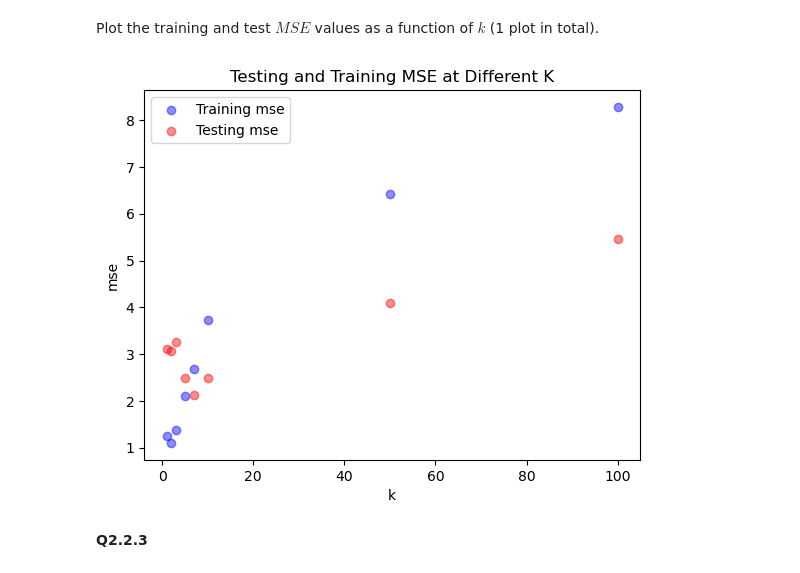
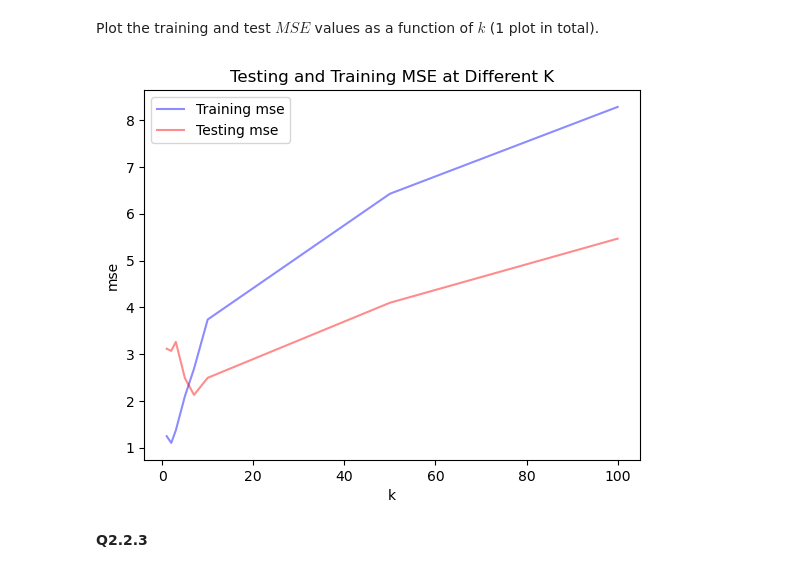
Before and after one commit to julienberman/CS-109a, a Jupyter notebook: psets/cs1090a_hw2/cs1090a_hw2.ipynb, the cells around one changed output. Saved outputs shown, nothing was run; the diff lists cells and outputs as text; code cells hidden in the pictures.

```diff
--- a/psets/cs1090a_hw2/cs1090a_hw2.ipynb
+++ b/psets/cs1090a_hw2/cs1090a_hw2.ipynb
@@ -191,7 +212,7 @@ Split the dataset into a train and test set with 75% training data and 25% testi
 random_state = 109
 
 # set X and y
-X = df_car.drop("current_selling_price", axis=1)
+X = df_car[["mrp"]]
 y = df_car["current_selling_price"]
 # split data
 X_train, X_test, y_train, y_test = train_test_split(X, y, test_size=0.25, random_state=109)
@@ -215,6 +236,11 @@ For each $k$ in $k \in [1,2,3,5,7,10,50,100]$, fit a k-NN regression model to th
 # %%
 # iterate over the set of k
 k_set = [1,2,3,5,7,10,50,100]
+
+# create prediction interval
+X_lin = np.linspace(X.min(), X.max(), 1000)
+X_lin = pd.DataFrame(X_lin, columns=['mrp'])
+X_lin.head()
 
 # lists to store train / test MSEs
 train_mses = []
@@ -227,24 +253,25 @@ axes = axes.flatten()
 for i, k in enumerate(k_set):
     # Train KMeans
     knn = KNeighborsRegressor(n_neighbors=k)
-    knn.fit(X_train[["mrp"]], y_train)
+    knn.fit(X_train, y_train)
 
     # Predict on training and testing data
-    y_train_pred = knn.predict(X_train[["mrp"]])
-    y_test_pred = knn.predict(X_test[["mrp"]])
+    y_train_pred = knn.predict(X_train)
+    y_test_pred = knn.predict(X_test)
+    y_lin_pred = knn.predict(X_lin)
 
     # store train / test mses
     train_mses.append(mean_squared_error(y_train, y_train_pred))
     test_mses.append(mean_squared_error(y_test, y_test_pred))
 
     # sort data
-    X_train_sorted = X_train["mrp"].values.flatten()[np.argsort(X_train["mrp"].values.flatten())]
-    y_train_pred_sorted = y_train_pred[np.argsort(X_train["mrp"].values.flatten())]
+    X_train_sorted = X_train.values.flatten()[np.argsort(X_train.values.flatten())]
+    # y_train_pred_sorted = y_train_pred[np.argsort(X_train.values.flatten())]
 
     # Plot the results on corresponding subplot
-    axes[i].scatter(X_train[["mrp"]], y_train, color='blue', alpha=0.45, label='Training data')
-    axes[i].scatter(X_test[["mrp"]], y_test, color='red', alpha=0.45, label='Testing data')
-    axes[i].plot(X_train_sorted, y_train_pred_sorted, color='green', label='KNN Prediction (Train)')
+    axes[i].scatter(X_train, y_train, color='blue', alpha=0.45, label='Training data')
+    axes[i].scatter(X_test, y_test, color='red', alpha=0.45, label='Testing data')
+    axes[i].plot(X_lin, y_lin_pred, color='green', label='KNN Prediction (Train)')
 
     # labels
     axes[i].set_xlabel('mrp')
@@ -265,15 +292,15 @@ plt.show()
 # %% [markdown]
 Plot the training and test $MSE$ values as a function of $k$ (1 plot in total).
 # %%
-plt.scatter(k_set, train_mses, color = "blue", alpha = 0.45, label='Training mse')
-plt.scatter(k_set, test_mses, color = "red", alpha = 0.45, label='Testing mse')
+plt.plot(k_set, train_mses, color = "blue", alpha = 0.45, label='Training mse')
+plt.plot(k_set, test_mses, color = "red", alpha = 0.45, label='Testing mse')
 plt.xlabel('k')
 plt.ylabel('mse')
 plt.title("Testing and Training MSE at Different K")
 plt.legend()
 plt.show()
 # %% [output]
-[figure, old version]
+[figure, new version]
 # %% [markdown]
 <!-- END QUESTION -->
 
```
Also changed, not shown: parts of 53 cells of this notebook, 1 other file.
